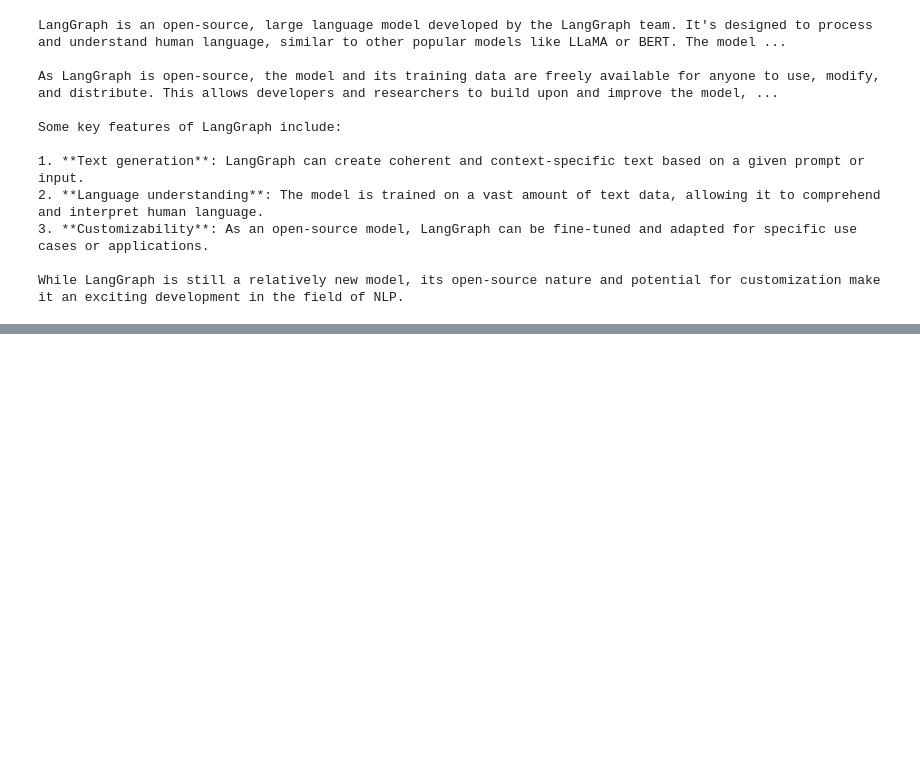
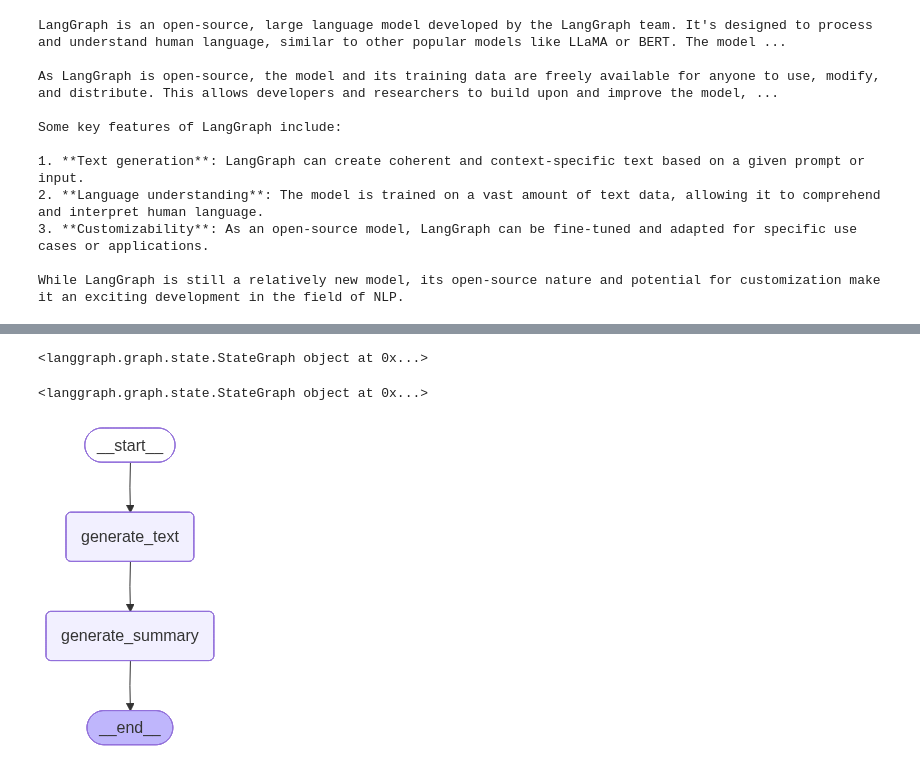
Before and after one commit to simran-mehta/LangGraph, a Jupyter notebook: 2_simple_llm_workflow.ipynb, the cells around one changed output, grey strips where cells are left out. Saved outputs shown, nothing was run; the diff lists cells and outputs as text; code cells hidden in the pictures; blank space fills up the shorter version.

Commit message:
langgraph llm workflow basic

```diff
--- a/2_simple_llm_workflow.ipynb
+++ b/2_simple_llm_workflow.ipynb
@@ -99,0 +118,33 @@ While LangGraph is still a relatively new model, its open-source nature and pote
+# %%
+def generate_text(state:SummarizerState) -> SummarizerState:
+    topic = state['topic']
+
+    prompt = f'Create the text on the given topic {topic}'
+    text = model.invoke(prompt)
+    state['text'] = text.content
+    return state
+# %%
+def generate_summary(state:SummarizerState) -> SummarizerState:
+    topic = state['topic']
+    text = state['text']
+    summarization_percentage = state['summarization_percentage']
+
+    prompt = f'Generate the summary based on the given topic {topic} and {text} and the summary should be {summarization_percentage} of the text'
+    summary = model.invoke(prompt)
+    state['summary'] = summary.content
+    return state
+# %%
+graph.add_node('generate_text', generate_text)
+graph.add_node('generate_summary', generate_summary)
+# %% [output]
+<langgraph.graph.state.StateGraph object at 0x...>
+# %%
+graph.add_edge(START, 'generate_text')
+graph.add_edge('generate_text', 'generate_summary')
+graph.add_edge('generate_summary', END)
+# %% [output]
+<langgraph.graph.state.StateGraph object at 0x...>
+# %%
+graph.compile()
+# %% [output]
+[figure, added]
```
Also changed, not shown: parts of 8 cells of this notebook.
